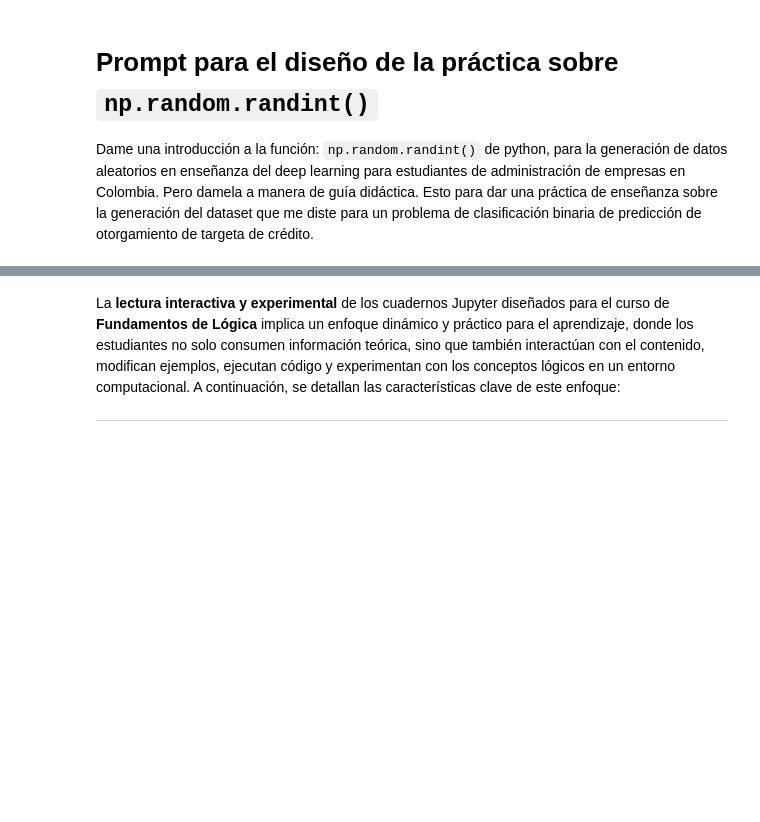
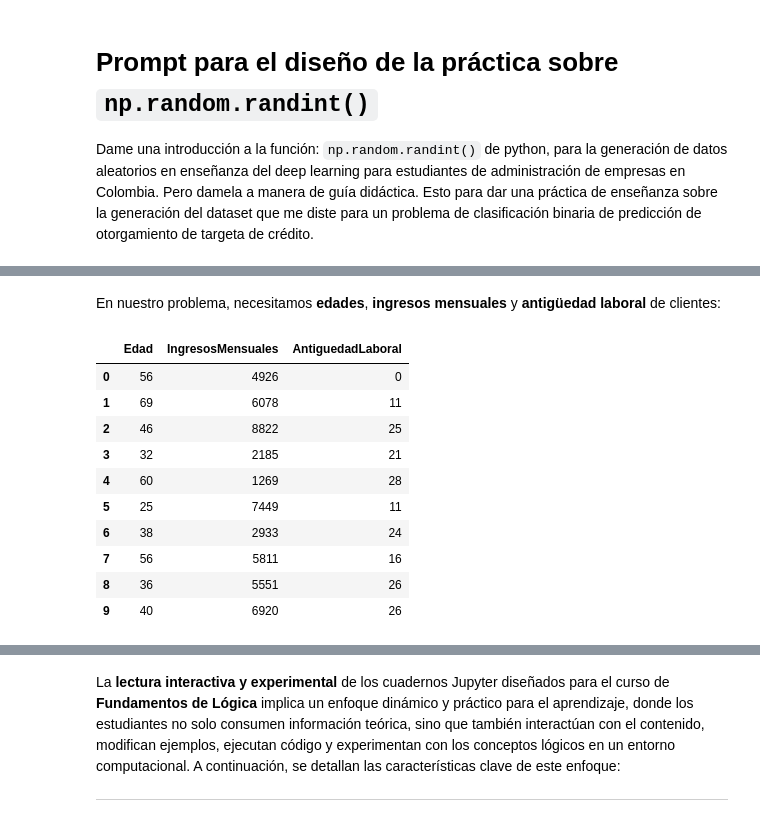
Before and after one commit to marco-canas/ml_dl_intro, a Jupyter notebook: 2_planificacion/3_dl/geron/10_chapter/pag_304_ed_2/python/2_numpy_random_randint.ipynb, the cells around one changed output, grey strips where cells are left out. Drawn from its saved outputs; the diff is of its cells as text; code cells hidden in the pictures; blank space fills up the shorter version.

```diff
--- a/2_planificacion/3_dl/geron/10_chapter/pag_304_ed_2/python/2_numpy_random_randint.ipynb
+++ b/2_planificacion/3_dl/geron/10_chapter/pag_304_ed_2/python/2_numpy_random_randint.ipynb
@@ -258,0 +222,36 @@ Marco, ¿quieres que te prepare la **siguiente guía** sobre `np.random.choice()
+# %% [markdown]
+
+En nuestro problema, necesitamos **edades**, **ingresos mensuales** y **antigüedad laboral** de clientes:
+# %%
+import pandas as pd
+import numpy as np
+
+np.random.seed(42)  # reproducibilidad
+
+n = 10  # número de clientes
+
+# Variables con randint
+edades = np.random.randint(18, 70, n)         # entre 18 y 70 años
+ingresos = np.random.randint(500, 10000, n)   # entre 500 y 10,000 pesos
+antiguedad = np.random.randint(0, 30, n)      # entre 0 y 30 años en el empleo
+
+# Construcción del DataFrame
+df = pd.DataFrame({
+    'Edad': edades,
+    'IngresosMensuales': ingresos,
+    'AntiguedadLaboral': antiguedad
+})
+
+df
+# %% [output]
+|  | Edad | IngresosMensuales | AntiguedadLaboral |
+| 0 | 56 | 4926 | 0 |
+| 1 | 69 | 6078 | 11 |
+| 2 | 46 | 8822 | 25 |
+| 3 | 32 | 2185 | 21 |
+| 4 | 60 | 1269 | 28 |
+| 5 | 25 | 7449 | 11 |
+| 6 | 38 | 2933 | 24 |
+| 7 | 56 | 5811 | 16 |
+| 8 | 36 | 5551 | 26 |
+| 9 | 40 | 6920 | 26 |
```
Also changed, not shown: parts of 17 cells of this notebook, 6 other files.
